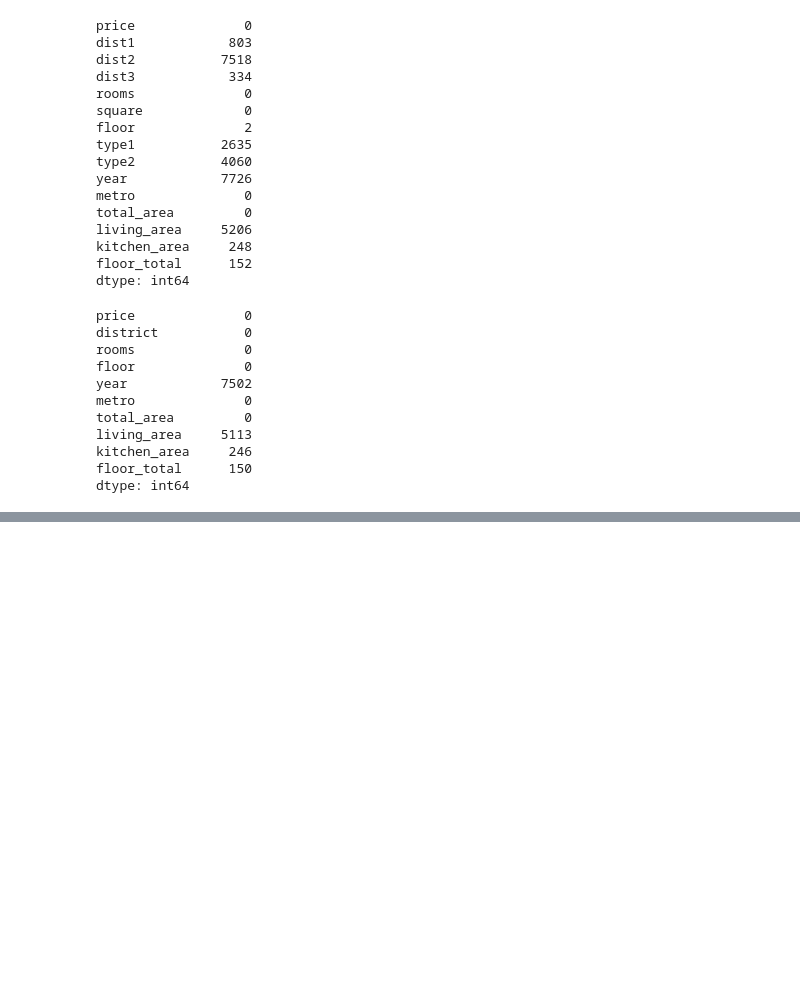
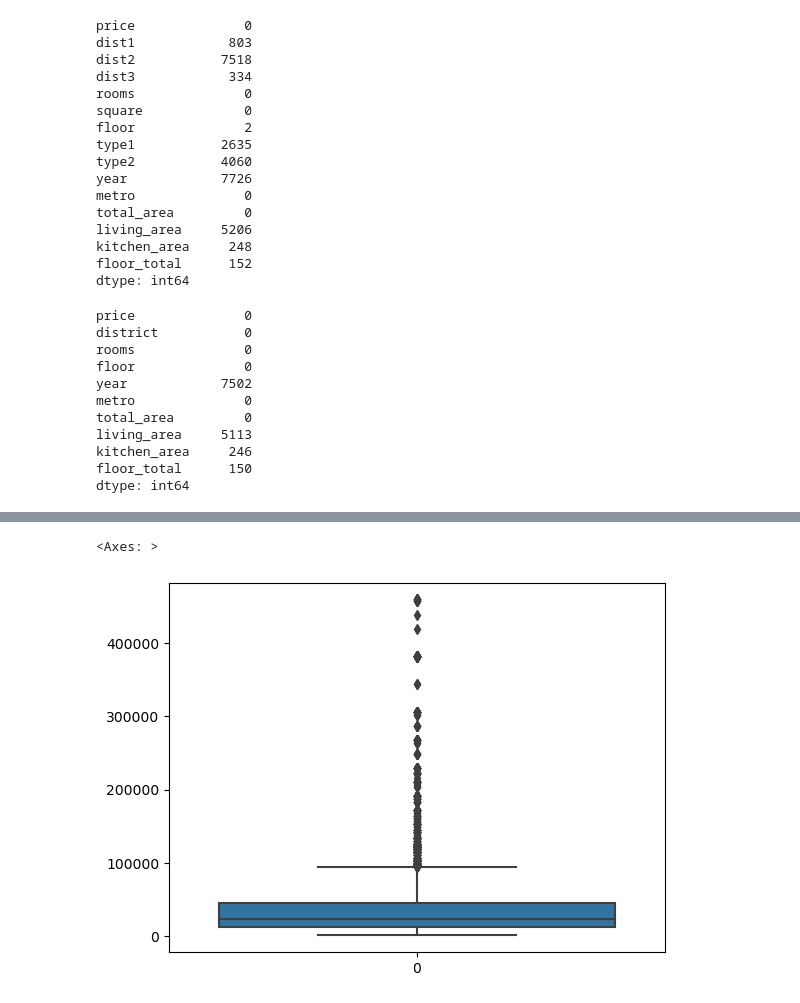
Before and after one commit to boiarchuk-m/Kyiv-flats-rent, a Jupyter notebook: Data_cleaning.ipynb, the cells around one changed output, grey strips where cells are left out. Cells and saved outputs as stored; diff of their text form; code cells hidden in the pictures; blank space fills up the shorter version.

```diff
--- a/Data_cleaning.ipynb
+++ b/Data_cleaning.ipynb
@@ -220,0 +265,6 @@ flats.drop(['living_area', 'year'], axis = 1, inplace = True)
+# %%
+flats = flats[flats.price<500000]
+sns.boxplot(flats.price)
+# %% [output]
+<Axes: >
+[figure, added]
```
Also changed, not shown: parts of 17 cells of this notebook, 6 other files.
